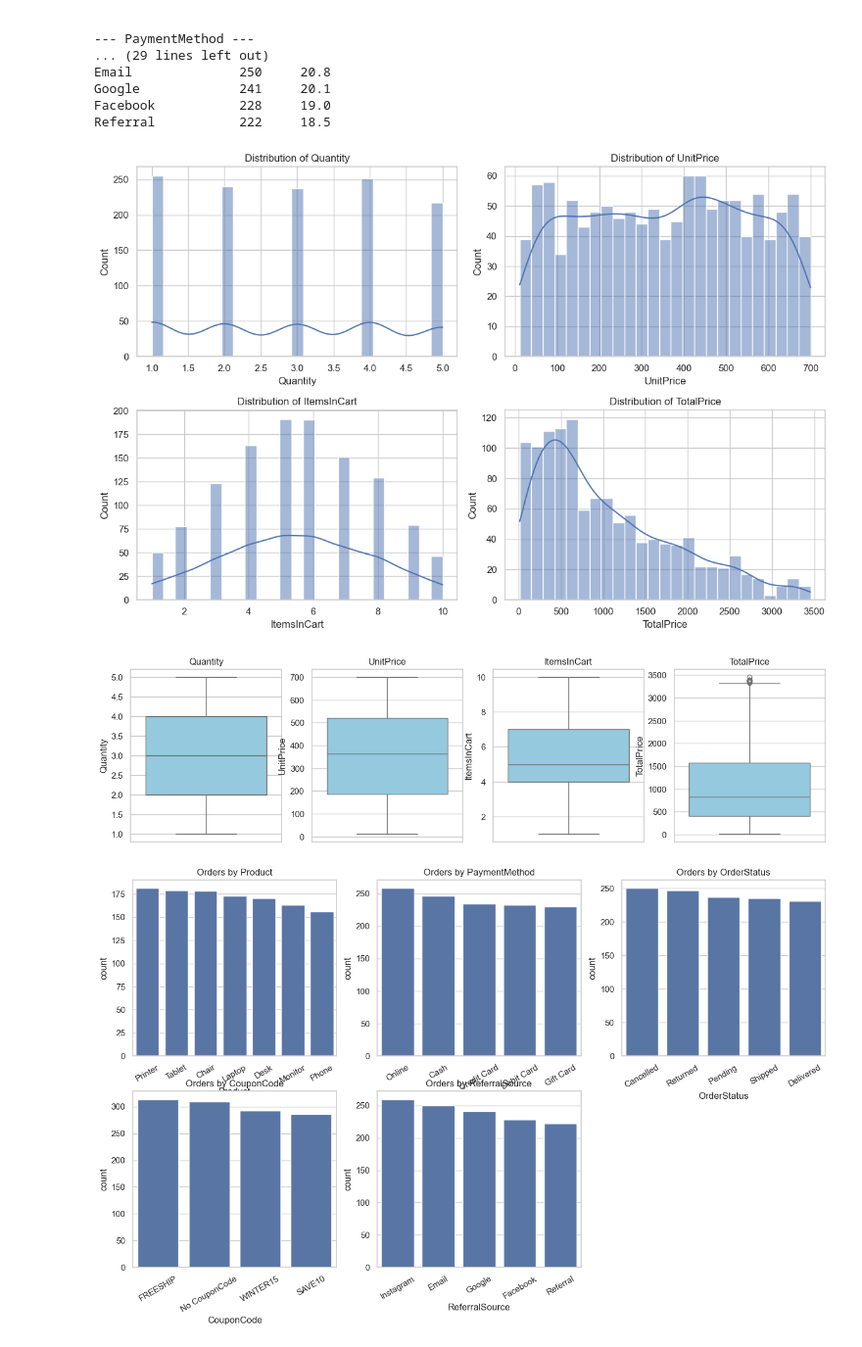
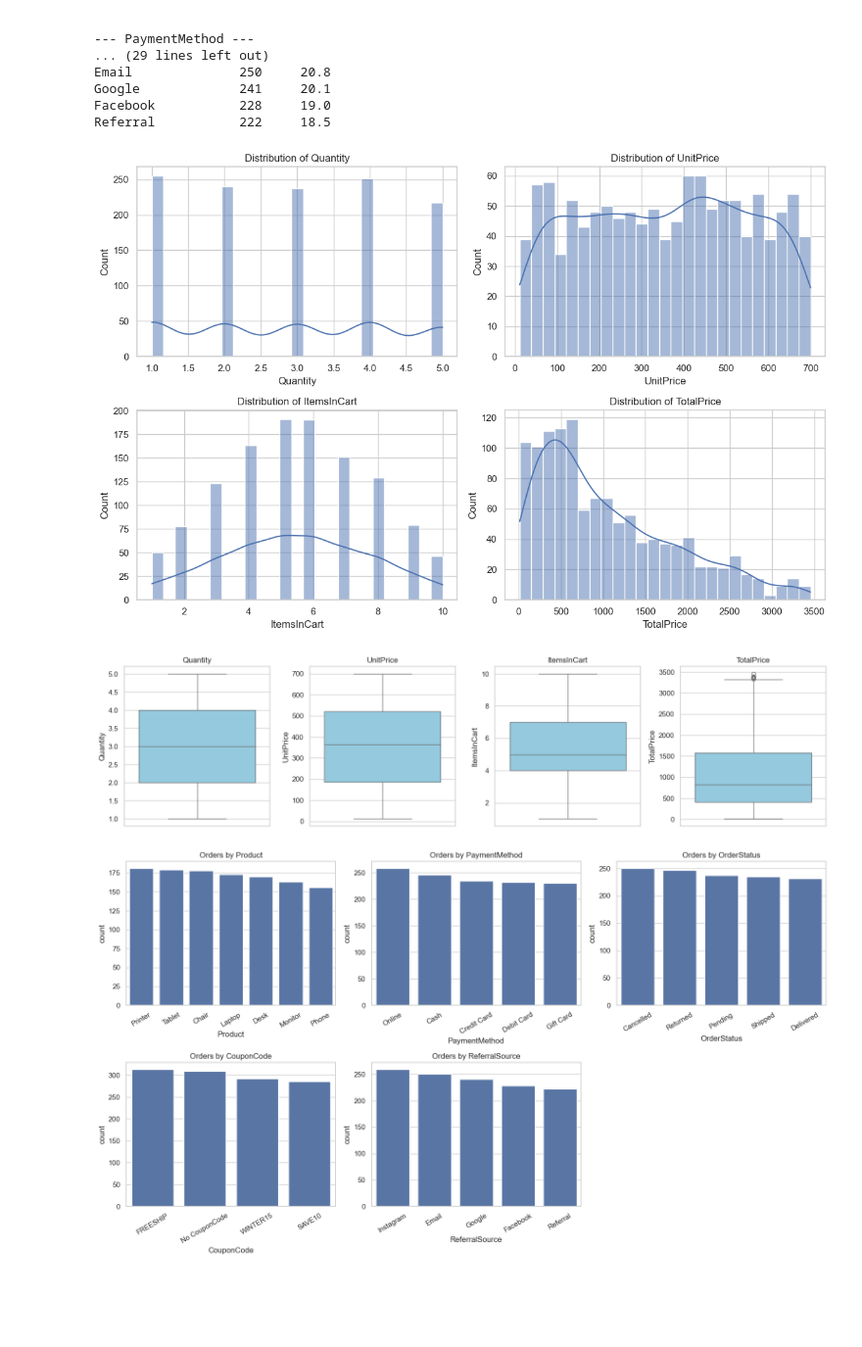
Before and after one commit to nasirali2024ag5310-arch/decodelabs-internship-project2, a Jupyter notebook: EDA_Project2.ipynb, the cells around one changed output. Shown at 98% size. Cells and saved outputs as stored; diff of their text form; code cells hidden in the pictures; blank space fills up the shorter version.

```diff
--- a/EDA_Project2.ipynb
+++ b/EDA_Project2.ipynb
@@ -136,33 +136,34 @@ for a, c in zip(ax.ravel(), num):
     sns.histplot(df[c], kde= True, bins = 25, ax= a)
     a.set_title(f"Distribution of {c}")
     plt.tight_layout()
 save_show("1: Histograms")
 
 # Boxplots: detecting outliers
 fig , ax = plt.subplots(1, 4, figsize= (16,4))
 for a, c in zip(ax, num):
     sns.boxplot(y= df[c], ax=a, color="skyblue")
     a.set_title(c)
 save_show("2: Boxplots")
 
 # Categorical counterplots
 fig , ax = plt.subplots(2, 3, figsize= (16,9))
 for a, c in zip(ax.ravel(), cat):
     sns.countplot(data = df , x=c, order= df[c].value_counts().index, ax = a)
     a.set_title(f"Orders by {c}")
     a.tick_params(axis= "x", rotation = 30)
+    plt.tight_layout()
 ax[1, 2].axis("off")
 save_show("3: countplots")
 
 # pie charts
 fig , ax = plt.subplots(1, 2, figsize= (12,5))
 df.OrderStatus.value_counts().plot.pie(autopct = "%1.1f%%", ax = ax[0], title= "Order Status")
 ax[0].set_ylabel("")
 df.PaymentMethod.value_counts().plot.pie(autopct = "%1.1f%%", ax = ax[1], title= "Payment Method")
 ax[1].set_ylabel("")
 save_show("4: Pies")
 # %% [output]
 [figure]
-[figure, old version]
+[figure, new version]
-[figure, old version]
+[figure, new version]
 [figure]
```
Also changed, not shown: parts of 1 cell of this notebook.
